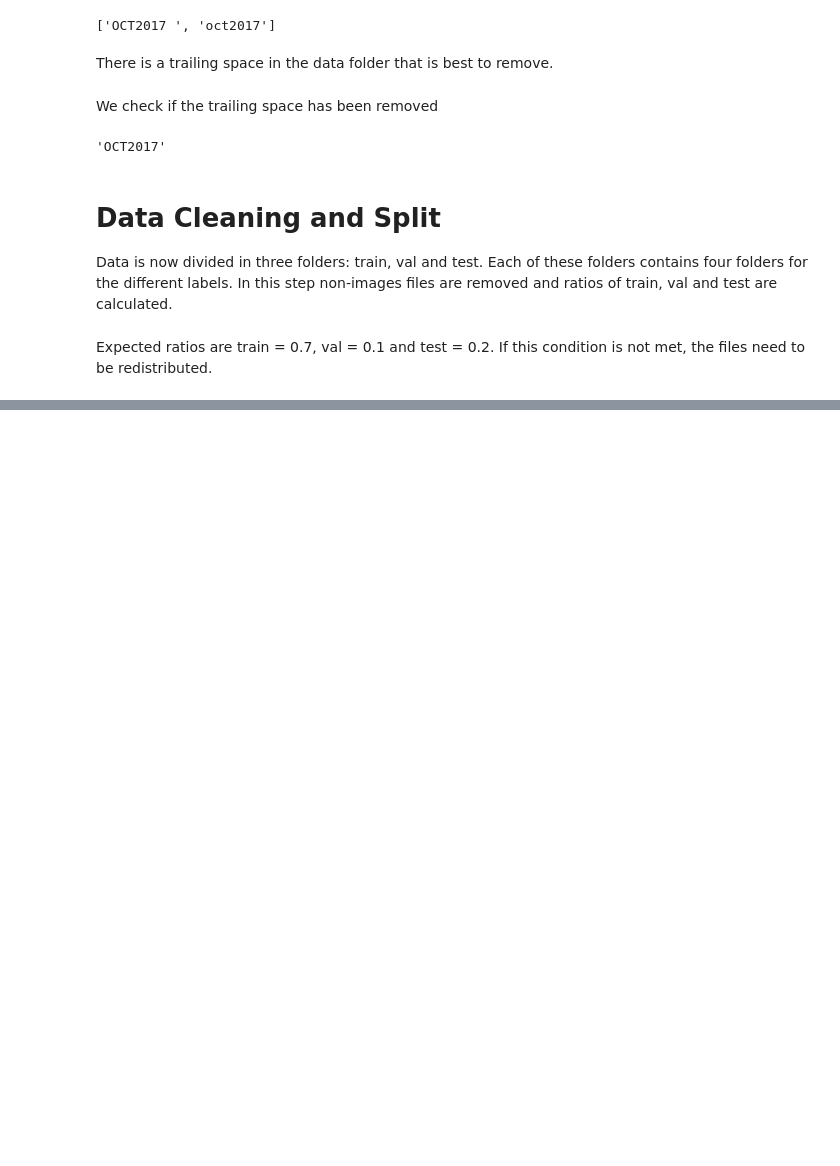
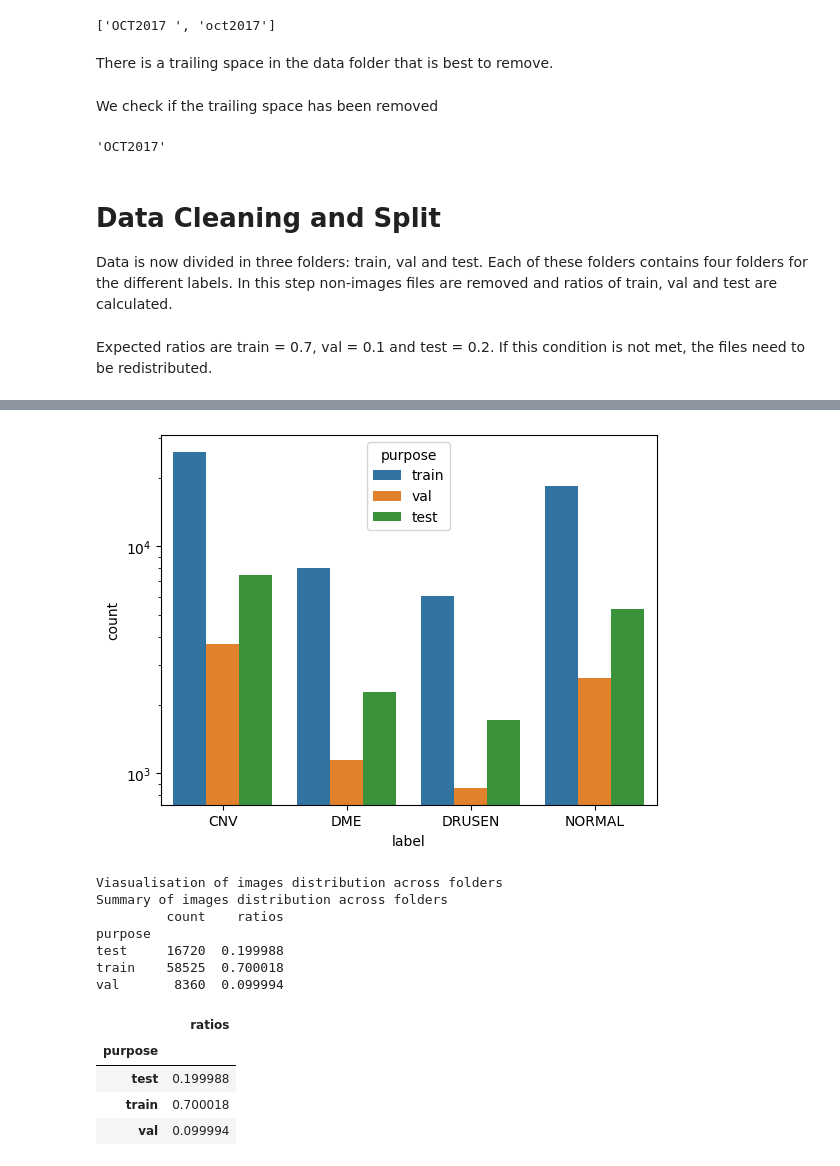
Before and after one commit to eandablo/OCTreader, a Jupyter notebook: jupiter_notebooks/data_collection.ipynb, the cells around one changed output, grey strips where cells are left out. Cells and saved outputs as stored; diff of their text form; code cells hidden in the pictures; blank space fills up the shorter version.

Commit message:
concluding basic steps to split data into train, val and test saets

```diff
--- a/jupiter_notebooks/data_collection.ipynb
+++ b/jupiter_notebooks/data_collection.ipynb
@@ -305,0 +305,16 @@ FileNotFoundError: [Errno 2] No such file or directory: 'inputs/OCTdata/temp/CNV
+# %%
+explore_directories('inputs/OCTdata/')
+# %% [output]
+[figure, added]
+Viasualisation of images distribution across folders
+Summary of images distribution across folders
+         count    ratios
+purpose
+test     16720  0.199988
+train    58525  0.700018
+val       8360  0.099994
+|  | ratios |
+| purpose |  |
+| test | 0.199988 |
+| train | 0.700018 |
+| val | 0.099994 |
```
Also changed, not shown: parts of 1 cell of this notebook.
